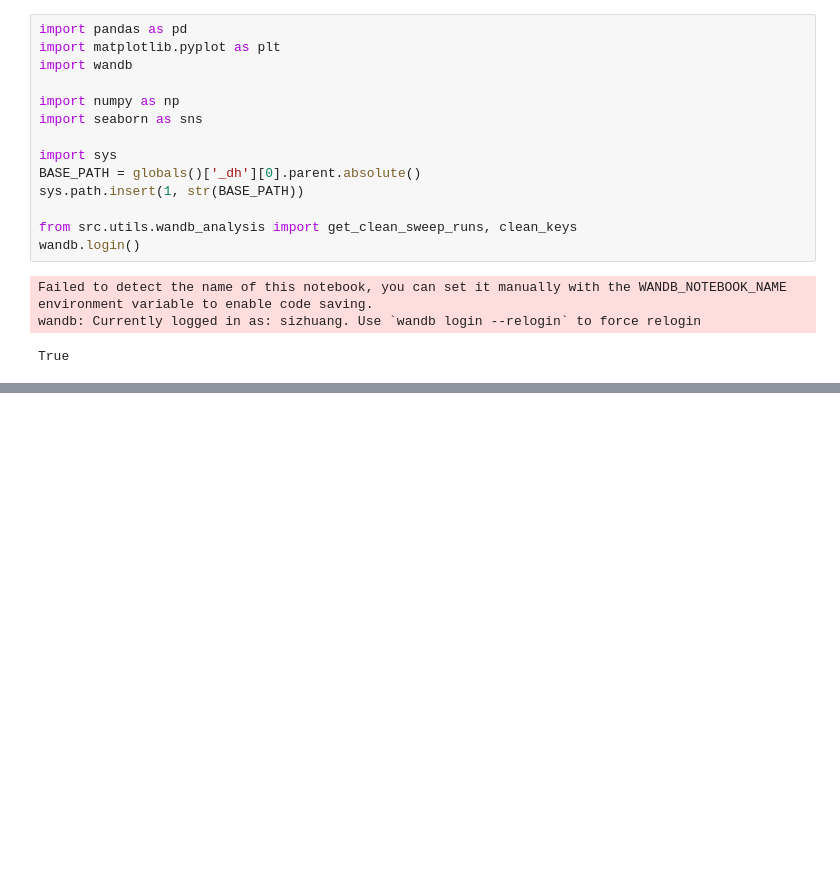
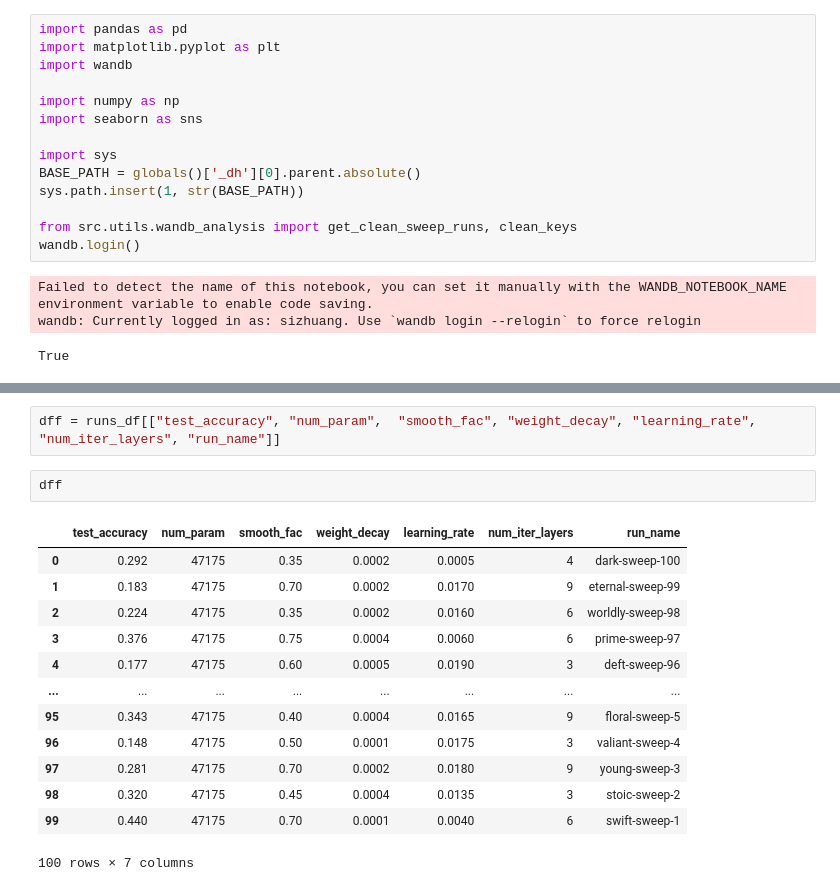
Before and after one commit to SizhuangHe/IterativeMethods, a Jupyter notebook: GCNexperiments/notebooks/lala.ipynb, the cells around one changed output, grey strips where cells are left out. Cells and saved outputs as stored; diff of their text form; blank space fills up the shorter version.

```diff
--- a/GCNexperiments/notebooks/lala.ipynb
+++ b/GCNexperiments/notebooks/lala.ipynb
@@ -70,0 +87,18 @@ runs_df
+# %%
+dff = runs_df[["test_accuracy", "num_param",  "smooth_fac", "weight_decay", "learning_rate", "num_iter_layers", "run_name"]]
+# %%
+dff
+# %% [output]
+|  | test_accuracy | num_param | smooth_fac | weight_decay | learning_rate | num_iter_layers | run_name |
+| 0 | 0.292 | 47175 | 0.35 | 0.0002 | 0.0005 | 4 | dark-sweep-100 |
+| 1 | 0.183 | 47175 | 0.70 | 0.0002 | 0.0170 | 9 | eternal-sweep-99 |
+| 2 | 0.224 | 47175 | 0.35 | 0.0002 | 0.0160 | 6 | worldly-sweep-98 |
+| 3 | 0.376 | 47175 | 0.75 | 0.0004 | 0.0060 | 6 | prime-sweep-97 |
+| 4 | 0.177 | 47175 | 0.60 | 0.0005 | 0.0190 | 3 | deft-sweep-96 |
+| ... | ... | ... | ... | ... | ... | ... | ... |
+| 95 | 0.343 | 47175 | 0.40 | 0.0004 | 0.0165 | 9 | floral-sweep-5 |
+| 96 | 0.148 | 47175 | 0.50 | 0.0001 | 0.0175 | 3 | valiant-sweep-4 |
+| 97 | 0.281 | 47175 | 0.70 | 0.0002 | 0.0180 | 9 | young-sweep-3 |
+| 98 | 0.320 | 47175 | 0.45 | 0.0004 | 0.0135 | 3 | stoic-sweep-2 |
+| 99 | 0.440 | 47175 | 0.70 | 0.0001 | 0.0040 | 6 | swift-sweep-1 |
+100 rows × 7 columns
```
Also changed, not shown: parts of 11 cells of this notebook, 56 other files.
